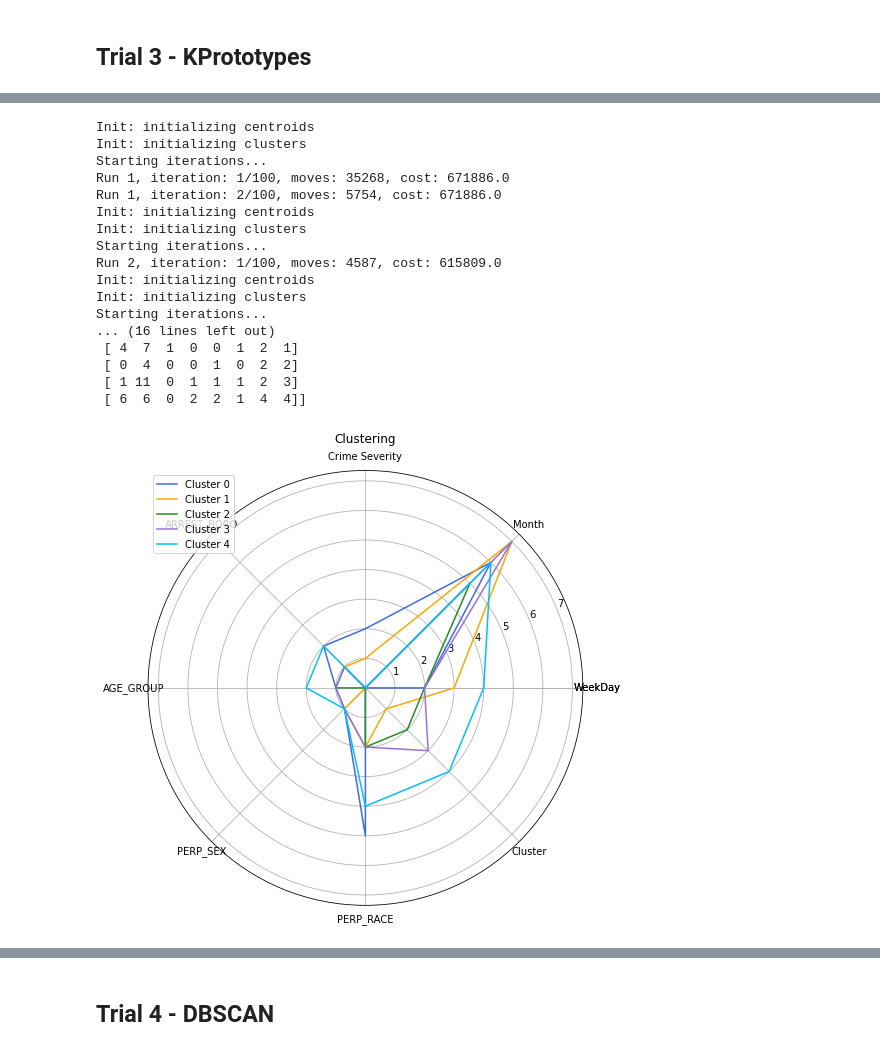
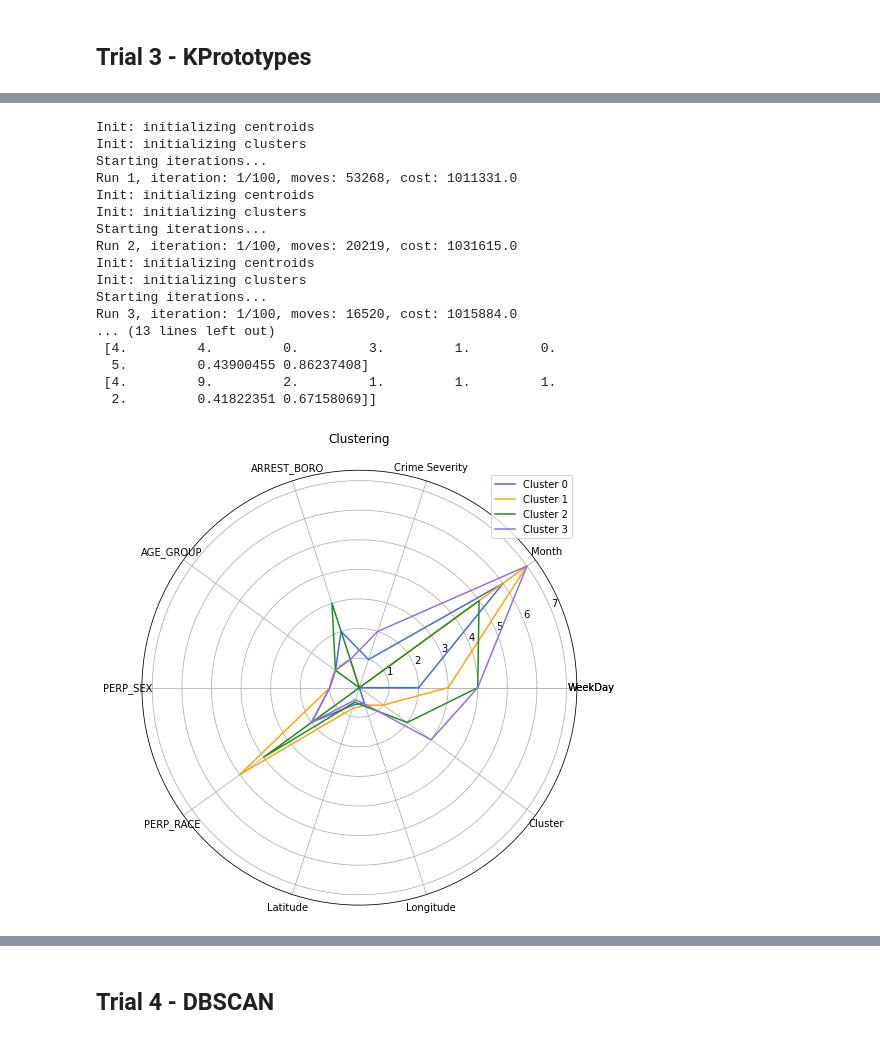
Before and after one commit to MudSnail/MidTerm, a Jupyter notebook: Pre_Covid_Clustering.ipynb, the cells around one changed output, grey strips where cells are left out. Cells and saved outputs as stored; diff of their text form; code cells hidden in the pictures.

```diff
--- a/Pre_Covid_Clustering.ipynb
+++ b/Pre_Covid_Clustering.ipynb
@@ -235,16 +233,16 @@ df.head()
 | 4 | 2019-03-01 | 4 | 3 | 0 | 0 | 41 | 2 | 1 | ... |
 # %%
 #Drop columns
-df_stand = df.drop(['New Georeferenced Column', 'ARREST_DATE', 'ARREST_PRECINCT','Latitude', 'Longitude'], axis = 1)
+df_stand = df.drop(['New Georeferenced Column', 'ARREST_DATE', 'ARREST_PRECINCT'], axis = 1)
 
 #Scale lat and long
-#col_names = ['Latitude', 'Longitude'] #list columns you want to scale
-#features = df[col_names]
-#scaler = MinMaxScaler().fit(features.values) #apply Standard scaler
-#features = scaler.transform(features.values) #transform
+col_names = ['Latitude', 'Longitude'] #list columns you want to scale
+features = df[col_names]
+scaler = MinMaxScaler().fit(features.values) #apply Standard scaler
+features = scaler.transform(features.values) #transform
 
 #replace values with scaled values
-#df_stand[col_names] = features
+df_stand[col_names] = features
 
 #view new table
 df_stand.head()
@@ -314,7 +312,7 @@ Overall this is not a good clustering.
 ## Trial 2 - KModes
 # %%
 #delete cluster column, from previous trial
-df_stand = df_stand.drop('Cluster', axis = 1)
+#df_stand = df_stand.drop('Cluster', axis = 1)
 
 # Elbow curve to find optimal Kmodes
 cost = []
@@ -323,7 +321,7 @@ K = range(1,8)
 #run through K to find optimal n_clusters
 for num_clusters in list(K):
     kmode = KModes(n_clusters=num_clusters, init = "random", n_init = 5,
-                   verbose=1, random_state, 24)
+                   verbose=1, random_state= 24)
     kmode.fit_predict(df_stand)
     cost.append(kmode.cost_)
 
@@ -355,6 +353,6 @@ Best run was number 2
 # %%
 #Instantiate KModes
-kmodes = KModes(n_clusters = 5, init = "random", n_init = 5, verbose=1, random_state=24)
+kmodes = KModes(n_clusters = 4, init = "random", n_init = 5, verbose=1, random_state=24)
 
 #Fit and predict to dataframe
 y_modes = kmodes.fit_predict(df_stand)
@@ -369,6 +367,7 @@ for c in y_modes:
 
 #Create cluster column with list
 df_stand['Cluster'] = cluster_dic
+df_stand.to_csv('/content/drive/MyDrive/mini/crime_clusters.csv')
 
 #Create due dataframe with clusters as index
 mode_stand = round(df_stand.groupby('Cluster').median(),1)
@@ -520,42 +513,43 @@ kproto = KPrototypes(n_clusters = 2, init='Huang', verbose=2, random_state=2)
 
 #Fit and predict to dataframe
 y_proto = kmodes.fit_predict(df_stand)
 
 #print centroids
 print(kmodes.cluster_centroids_)
 
 #for loop to create list from y_modes
 cluster_dic = []
 for c in y_proto:
     cluster_dic.append(c)
 
 #Create cluster column with list
 df_stand['Cluster'] = cluster_dic
+df_stand.to_csv('/content/drive/MyDrive/mini/crime_clusters_kproto.csv')
 
 #group by cluster
 summary_proto = round(df_stand.groupby('Cluster').median(),1)
 
 #create radar plot
 radar_plot(df_stand, y_proto)
 # %% [output]
 Init: initializing centroids
 Init: initializing clusters
 Starting iterations...
-Run 1, iteration: 1/100, moves: 35268, cost: 671886.0
-Run 1, iteration: 2/100, moves: 5754, cost: 671886.0
+Run 1, iteration: 1/100, moves: 53268, cost: 1011331.0
 Init: initializing centroids
 Init: initializing clusters
 Starting iterations...
-Run 2, iteration: 1/100, moves: 4587, cost: 615809.0
+Run 2, iteration: 1/100, moves: 20219, cost: 1031615.0
 Init: initializing centroids
 Init: initializing clusters
 Starting iterations...
-... (16 lines left out)
- [ 4  7  1  0  0  1  2  1]
- [ 0  4  0  0  1  0  2  2]
- [ 1 11  0  1  1  1  2  3]
- [ 6  6  0  2  2  1  4  4]]
+Run 3, iteration: 1/100, moves: 16520, cost: 1015884.0
+... (13 lines left out)
+ [4.         4.         0.         3.         1.         0.
+  5.         0.43900455 0.86237408]
+ [4.         9.         2.         1.         1.         1.
+  2.         0.41822351 0.67158069]]
-[figure, old version]
+[figure, new version]
 # %%
 #Let's see the above broken down
 plot_radar(summary_proto)
```
Also changed, not shown: parts of 63 cells of this notebook.
